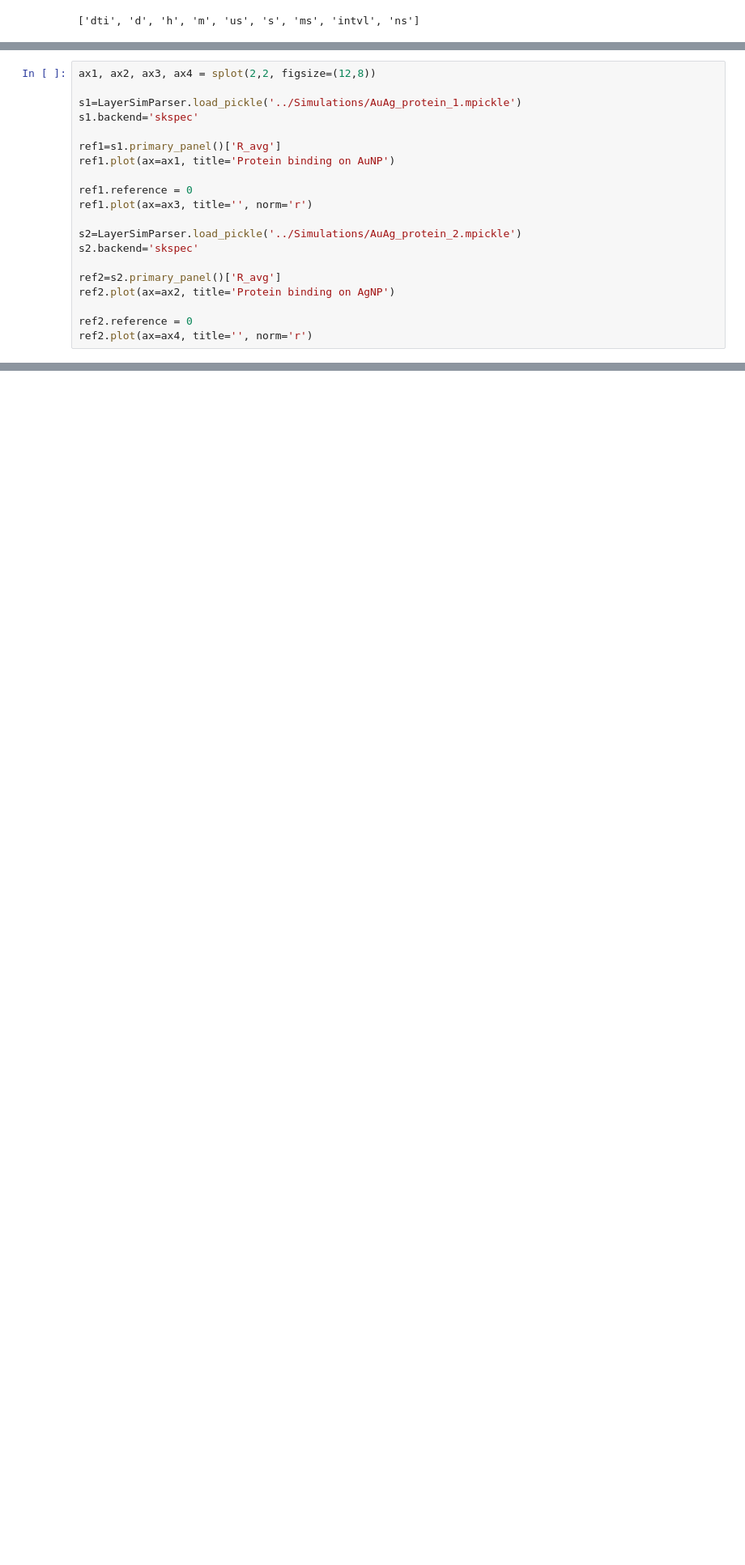
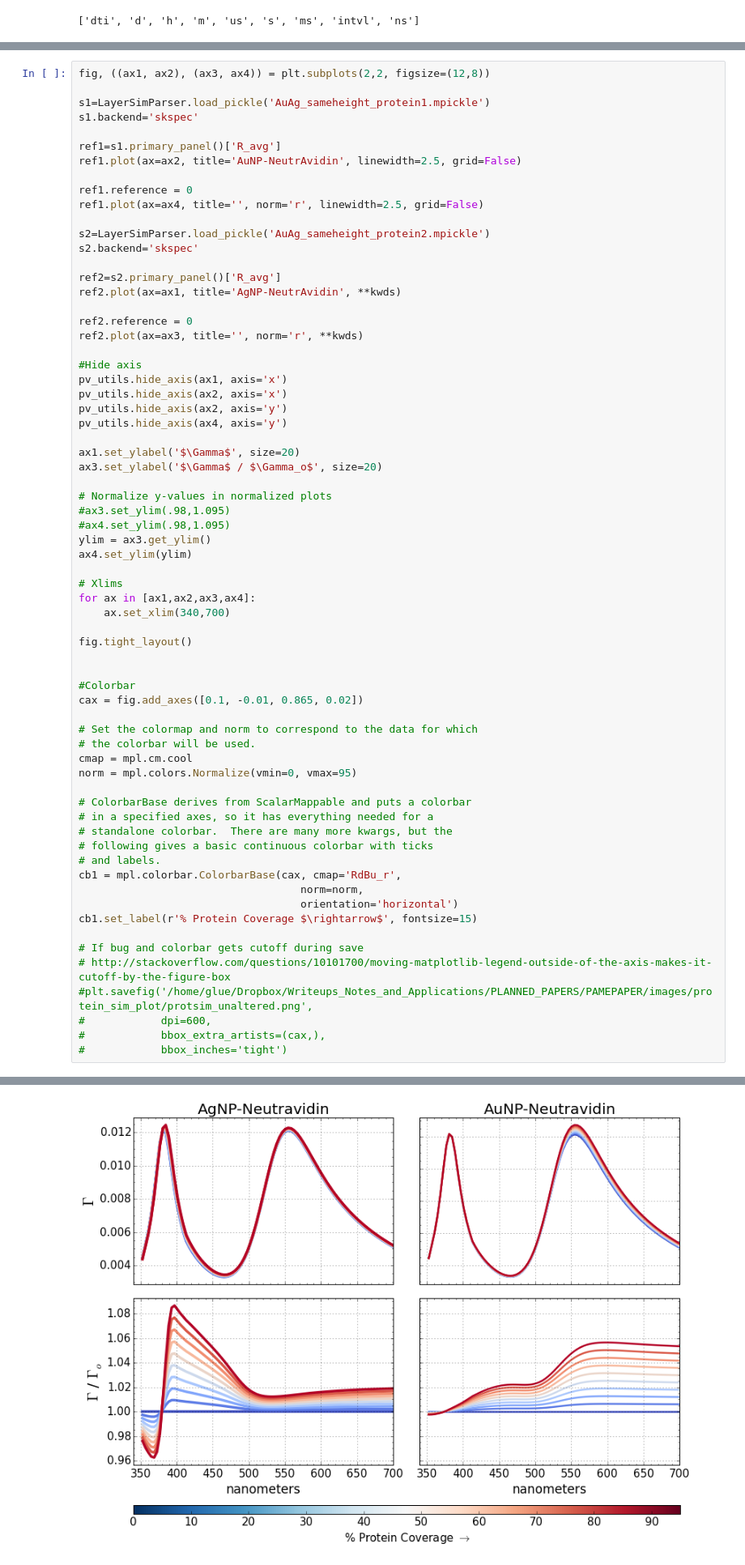
Before and after one commit to hughesadam87/PAME, a Jupyter notebook: Notebooks/AuAg_protein.ipynb, the cells around one changed output, grey strips where cells are left out. Shown at 81% size. Drawn from its saved outputs; the diff is of its cells as text; blank space fills up the shorter version.

```diff
--- a/Notebooks/AuAg_protein.ipynb
+++ b/Notebooks/AuAg_protein.ipynb
@@ -42,22 +84,2 @@ refb0.plot(ax=ax1, title='LSPR band of AuNPs and of AgNPs')
 # %% [markdown]
 ## Protein Binding Response
-# %%
-ax1, ax2, ax3, ax4 = splot(2,2, figsize=(12,8))
-
-s1=LayerSimParser.load_pickle('../Simulations/AuAg_protein_1.mpickle')
-s1.backend='skspec'
-
-ref1=s1.primary_panel()['R_avg']
-ref1.plot(ax=ax1, title='Protein binding on AuNP')
-
-ref1.reference = 0
-ref1.plot(ax=ax3, title='', norm='r')
-
-s2=LayerSimParser.load_pickle('../Simulations/AuAg_protein_2.mpickle')
-s2.backend='skspec'
-
-ref2=s2.primary_panel()['R_avg']
-ref2.plot(ax=ax2, title='Protein binding on AgNP')
-
-ref2.reference = 0
-ref2.plot(ax=ax4, title='', norm='r')
@@ -70,0 +86,68 @@ WARNING:skspec.core.spectra:Spectrum does not have subtracted baseline; could af
+# %%
+fig, ((ax1, ax2), (ax3, ax4)) = plt.subplots(2,2, figsize=(12,8))
+
+s1=LayerSimParser.load_pickle('AuAg_sameheight_protein1.mpickle')
+s1.backend='skspec'
+
+ref1=s1.primary_panel()['R_avg']
+ref1.plot(ax=ax2, title='AuNP-NeutrAvidin', linewidth=2.5, grid=False)
+
+ref1.reference = 0
+ref1.plot(ax=ax4, title='', norm='r', linewidth=2.5, grid=False)
+
+s2=LayerSimParser.load_pickle('AuAg_sameheight_protein2.mpickle')
+s2.backend='skspec'
+
+ref2=s2.primary_panel()['R_avg']
+ref2.plot(ax=ax1, title='AgNP-NeutrAvidin', **kwds)
+
+ref2.reference = 0
+ref2.plot(ax=ax3, title='', norm='r', **kwds)
+
+#Hide axis
+pv_utils.hide_axis(ax1, axis='x')
+pv_utils.hide_axis(ax2, axis='x')
+pv_utils.hide_axis(ax2, axis='y')
+pv_utils.hide_axis(ax4, axis='y')
+
+ax1.set_ylabel('$\Gamma$', size=20)
+ax3.set_ylabel('$\Gamma$ / $\Gamma_o$', size=20)
+
+# Normalize y-values in normalized plots
+#ax3.set_ylim(.98,1.095)
+#ax4.set_ylim(.98,1.095)
+ylim = ax3.get_ylim()
+ax4.set_ylim(ylim)
+
+# Xlims
+for ax in [ax1,ax2,ax3,ax4]:
+    ax.set_xlim(340,700)
+
+fig.tight_layout()
+
+
+#Colorbar
+cax = fig.add_axes([0.1, -0.01, 0.865, 0.02])
+
+# Set the colormap and norm to correspond to the data for which
+# the colorbar will be used.
+cmap = mpl.cm.cool
+norm = mpl.colors.Normalize(vmin=0, vmax=95)
+
+# ColorbarBase derives from ScalarMappable and puts a colorbar
+# in a specified axes, so it has everything needed for a
+# standalone colorbar.  There are many more kwargs, but the
+# following gives a basic continuous colorbar with ticks
+# and labels.
+cb1 = mpl.colorbar.ColorbarBase(cax, cmap='RdBu_r',
+                                   norm=norm,
+                                   orientation='horizontal')
+cb1.set_label(r'% Protein Coverage $\rightarrow$', fontsize=15)
+
+# If bug and colorbar gets cutoff during save
+# http://stackoverflow.com/questions/10101700/moving-matplotlib-legend-outside-of-the-axis-makes-it-cutoff-by-the-figure-box
+#plt.savefig('/home/glue/Dropbox/Writeups_Notes_and_Applications/PLANNED_PAPERS/PAMEPAPER/images/protein_sim_plot/protsim_unaltered.png',
+#            dpi=600,
+#            bbox_extra_artists=(cax,),
+#            bbox_inches='tight')
+# %% [output]
@@ -71,3 +158,4 @@ WARNING:skspec.core.spectra:Spectrum does not have subtracted baseline; could af
+[figure, added]
 # %%
 ax1, ax2, ax3, ax4 = splot(2,2, figsize=(12,8))
 
```
Also changed, not shown: parts of 9 cells of this notebook, 3 other files.
